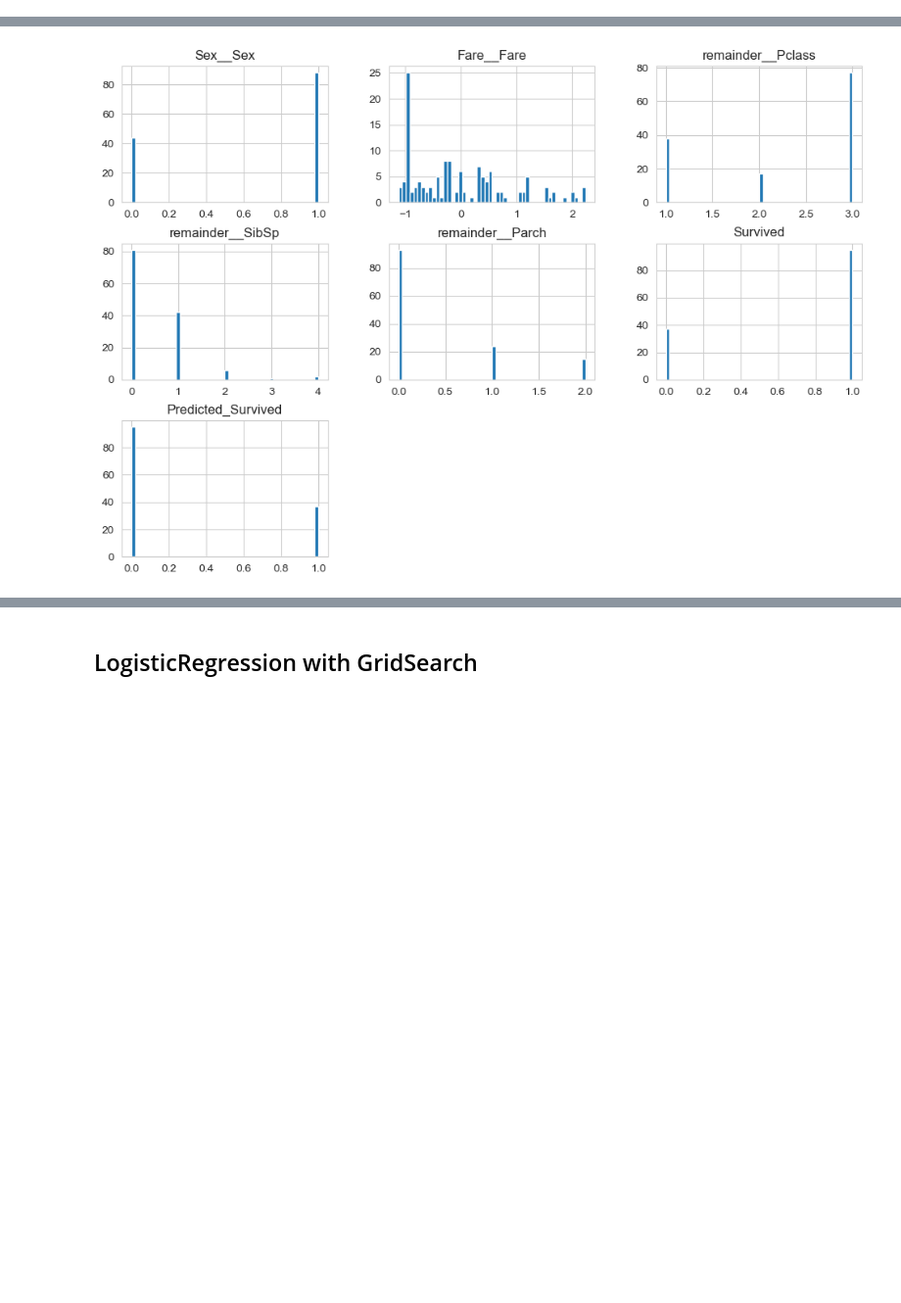
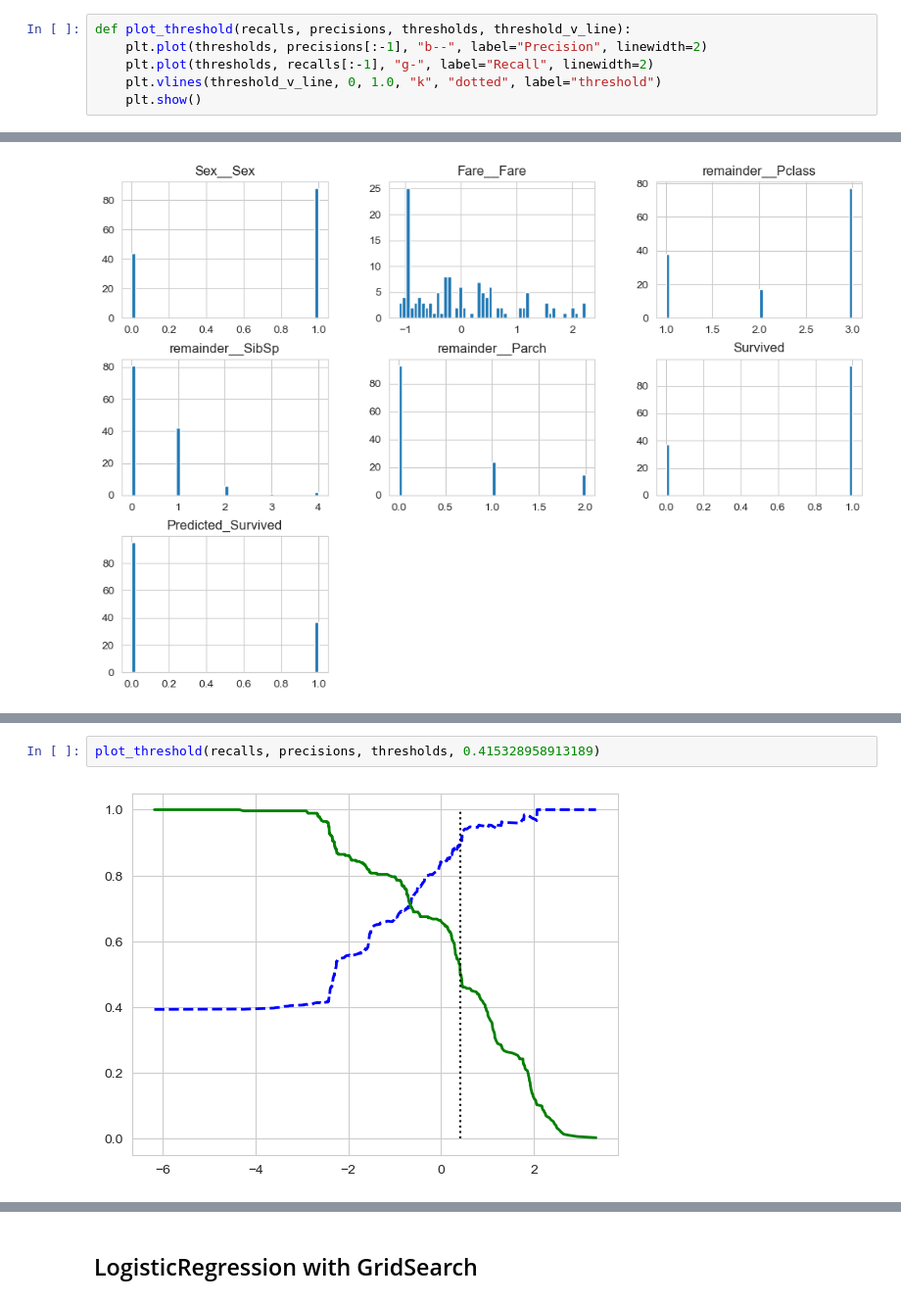
Before and after one commit to danielh1307/kaggle-titanic, a Jupyter notebook: titanic-kaggle-train-test.ipynb, the cells around one changed output, grey strips where cells are left out. Shown at 98% size. Saved outputs shown, nothing was run; the diff lists cells and outputs as text; blank space fills up the shorter version.

```diff
--- a/titanic-kaggle-train-test.ipynb
+++ b/titanic-kaggle-train-test.ipynb
@@ -81,3 +87,9 @@ class_weights = {
+# %%
+def plot_threshold(recalls, precisions, thresholds, threshold_v_line):
+    plt.plot(thresholds, precisions[:-1], "b--", label="Precision", linewidth=2)
+    plt.plot(thresholds, recalls[:-1], "g-", label="Recall", linewidth=2)
+    plt.vlines(threshold_v_line, 0, 1.0, "k", "dotted", label="threshold")
+    plt.show()
 # %% [markdown]
 ## LogisticRegression
 # %%
@@ -117,0 +153,4 @@ plt.show()
+# %%
+plot_threshold(recalls, precisions, thresholds, 0.415328958913189)
+# %% [output]
+[figure, added]
```
Also changed, not shown: parts of 11 cells of this notebook.
